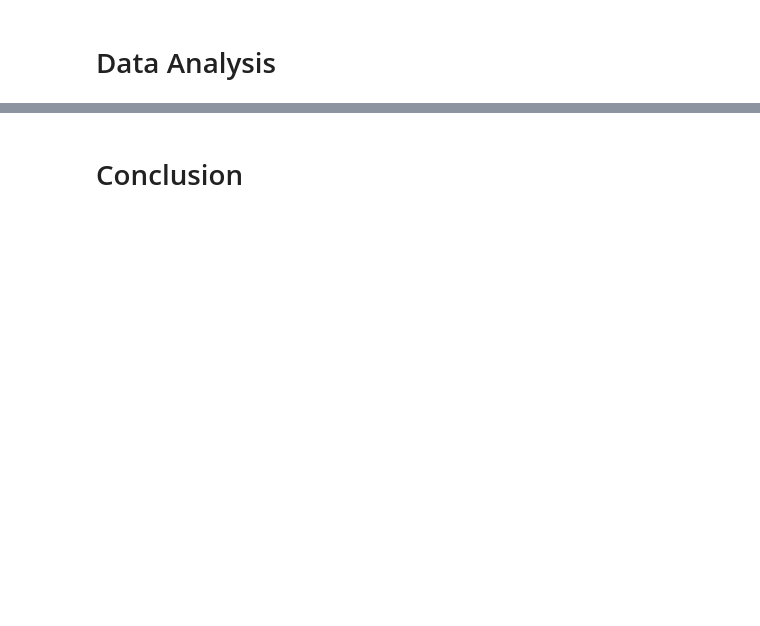
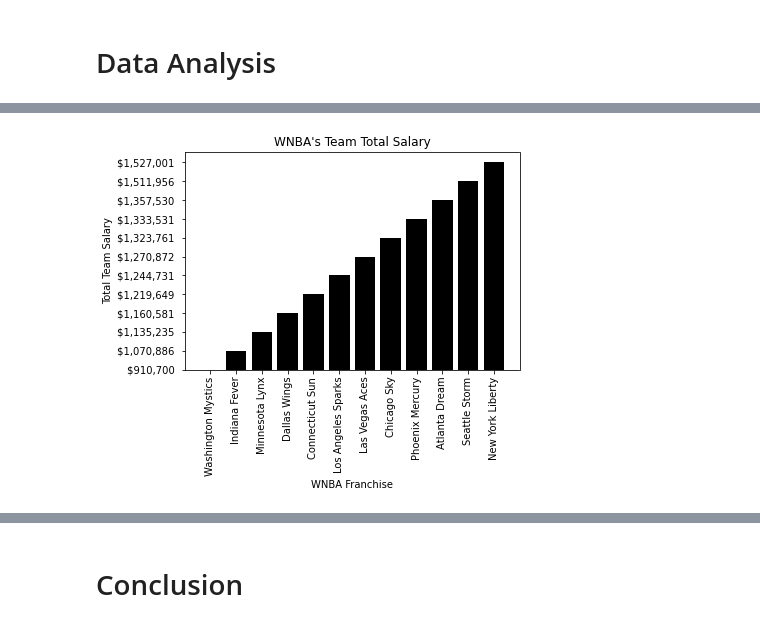
Before and after one commit to kendallmccoy/EMAT22110, a Jupyter notebook: Data in EMAT Final.ipynb, the cells around one changed output, grey strips where cells are left out. Saved outputs shown, nothing was run; the diff lists cells and outputs as text; code cells hidden in the pictures; blank space fills up the shorter version.

```diff
--- a/Data in EMAT Final.ipynb
+++ b/Data in EMAT Final.ipynb
@@ -139,2 +139,5 @@ print(NBA_f)
 # %% [markdown]
 The next set of data that is loaded is the team value of every NBA franchise. Every NBA team is worth at least $1 billion.
+# %%
+WNBA_f = pd.read_csv(r"C:\Users\kcmcc\Documents\NBA 2k data\WNBA Franchise.csv")
+print(WNBA_f)
@@ -155,0 +174,9 @@ The above bar graph represents the WNBA players and their corresponding salaries
+# %%
+plt.bar("WNBA Franchise", "Total Team Salary", data = WNBA_f, color= "black" )
+plt.xlabel ("WNBA Franchise")
+plt.xticks (rotation = 90)
+plt.ylabel ("Total Team Salary")
+plt.title ("WNBA's Team Total Salary")
+plt.show()
+# %% [output]
+[figure, added]
```
Also changed, not shown: parts of 16 cells of this notebook.
